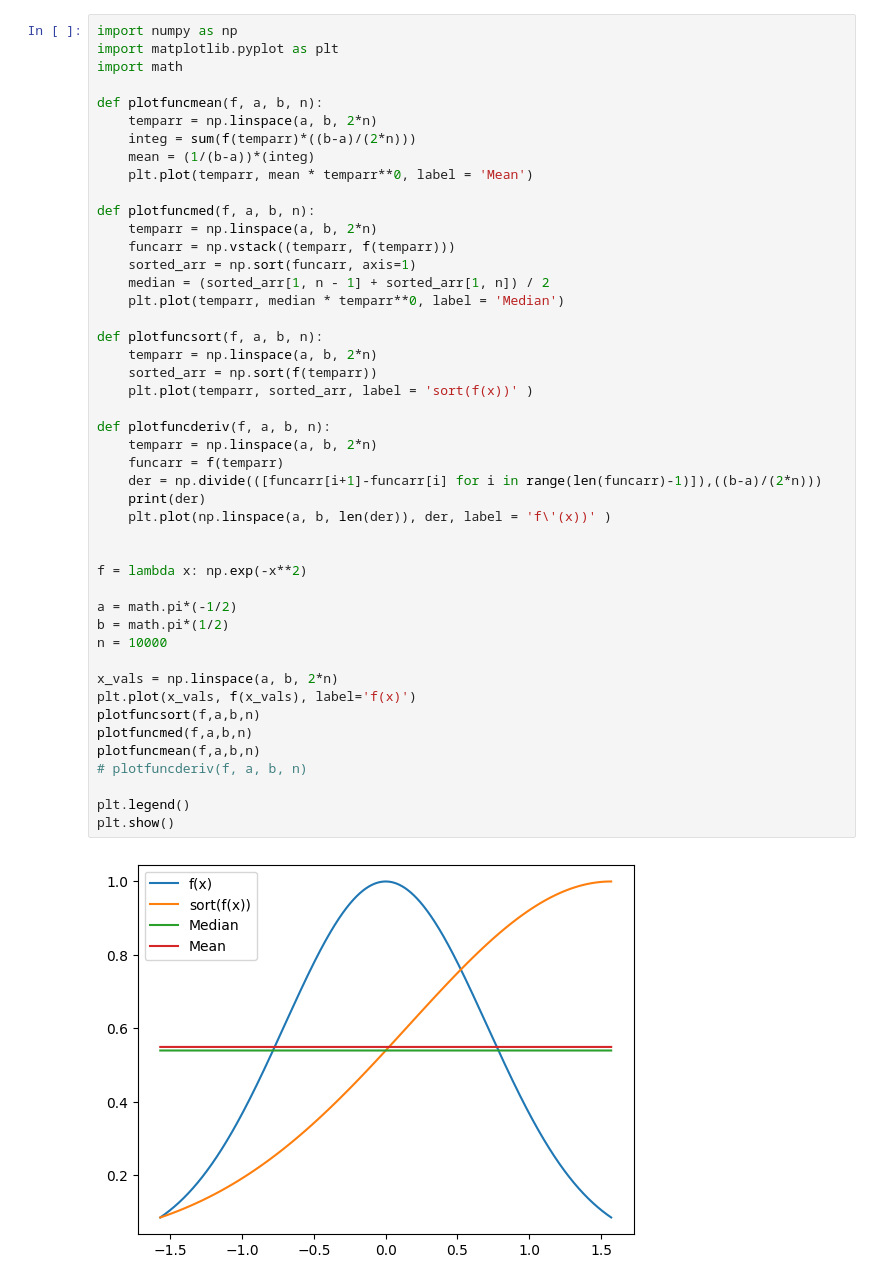
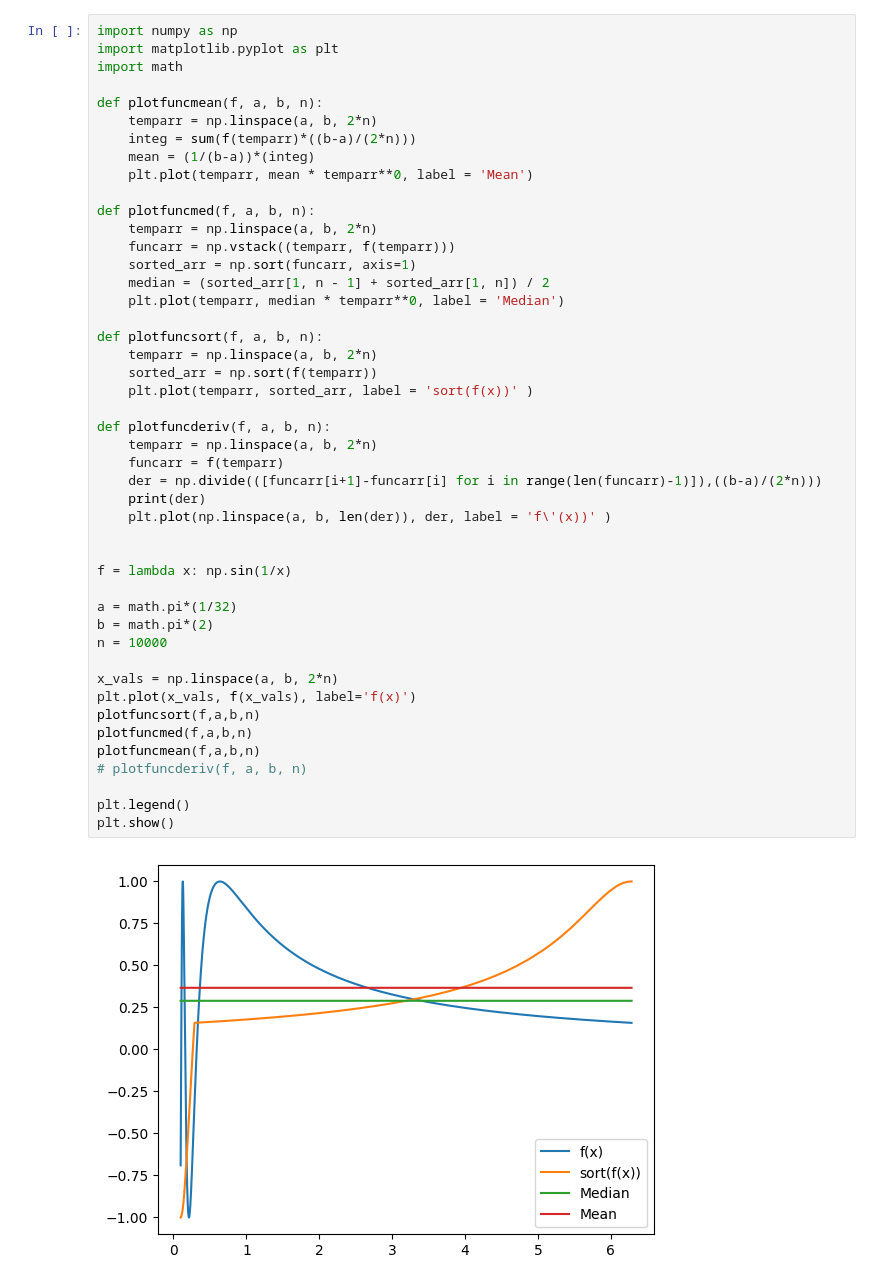
Before and after one commit to allegro-sostenuto/Median-of-Functions, a Jupyter notebook: Functions.ipynb, the cells around one changed output. Saved outputs shown, nothing was run; the diff lists cells and outputs as text.

```diff
--- a/Functions.ipynb
+++ b/Functions.ipynb
@@ -15,34 +15,34 @@ def plotfuncmed(f, a, b, n):
     sorted_arr = np.sort(funcarr, axis=1)
     median = (sorted_arr[1, n - 1] + sorted_arr[1, n]) / 2
     plt.plot(temparr, median * temparr**0, label = 'Median')
 
 def plotfuncsort(f, a, b, n):
     temparr = np.linspace(a, b, 2*n)
     sorted_arr = np.sort(f(temparr))
     plt.plot(temparr, sorted_arr, label = 'sort(f(x))' )
 
 def plotfuncderiv(f, a, b, n):
     temparr = np.linspace(a, b, 2*n)
     funcarr = f(temparr)
     der = np.divide(([funcarr[i+1]-funcarr[i] for i in range(len(funcarr)-1)]),((b-a)/(2*n)))
     print(der)
     plt.plot(np.linspace(a, b, len(der)), der, label = 'f\'(x))' )
 
 
-f = lambda x: np.exp(-x**2)
+f = lambda x: np.sin(1/x)
 
-a = math.pi*(-1/2)
-b = math.pi*(1/2)
+a = math.pi*(1/32)
+b = math.pi*(2)
 n = 10000
 
 x_vals = np.linspace(a, b, 2*n)
 plt.plot(x_vals, f(x_vals), label='f(x)')
 plotfuncsort(f,a,b,n)
 plotfuncmed(f,a,b,n)
 plotfuncmean(f,a,b,n)
 # plotfuncderiv(f, a, b, n)
 
 plt.legend()
 plt.show()
 # %% [output]
-[figure, old version]
+[figure, new version]
```
